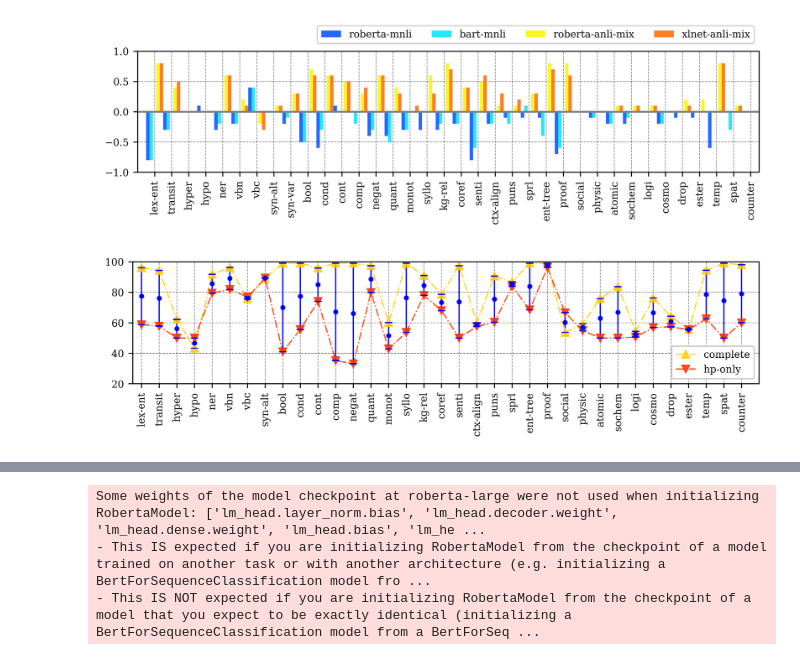
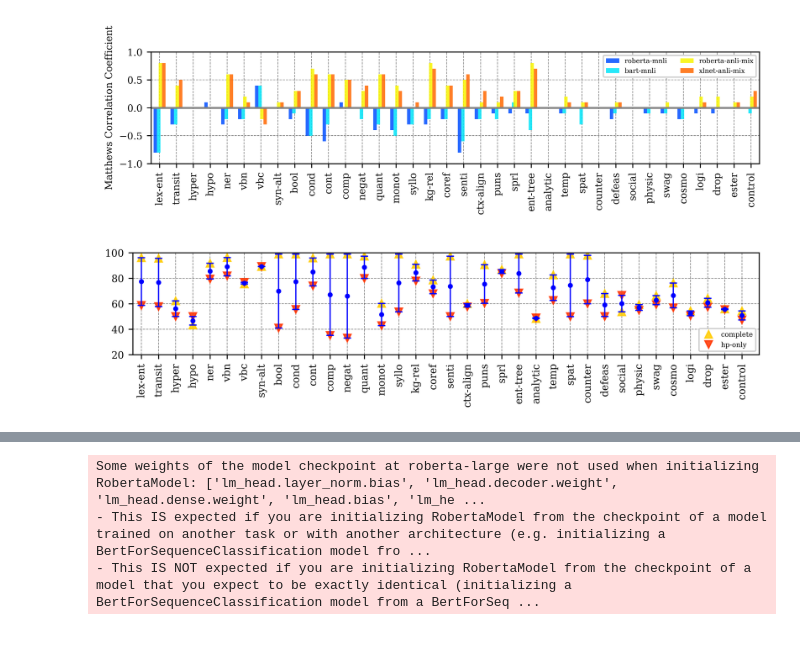
Before and after one commit to eric11eca/curriculum-ling, a Jupyter notebook: performance_plot.ipynb, the cells around one changed output, grey strips where cells are left out. Saved outputs shown, nothing was run; the diff lists cells and outputs as text; code cells hidden in the pictures.

```diff
--- a/performance_plot.ipynb
+++ b/performance_plot.ipynb
@@ -145,0 +157,23 @@ acc_glue_avg = [sum(category) / (len(category) - category.count(0)) for category
+# %%
+x = np.arange(len(task_names))
+width = 0.7
+
+my_cmap = plt.get_cmap("autumn")
+rescale = lambda y: (y - np.min(y)) / (np.max(y) - np.min(y))
+
+with plt.style.context(['ieee', 'grid']):
+  fig = plt.figure(figsize=(5, 1.5))
+  ax = fig.add_subplot(111)
+
+  rect = ax.bar(x, difficulty, width, alpha=0.85, color=my_cmap(rescale(difficulty)))
+  ax.bar_label(rect, padding=2, fontsize=3)
+
+  ax.set_xticks(x)
+  plt.xticks(rotation = 90)
+  ax.set_xticklabels(task_names, fontsize=5)
+  ax.axhline(0, color='grey', linewidth=1.5)
+  ax.autoscale(tight=True)
+  ax.set_xlim([-1, 35.5])
+  ax.set_ylim([-2, 2])
+
+  fig.savefig(f'./plots/curriculum_v_info.pdf', bbox_inches='tight')
@@ -146,33 +182,33 @@ acc_glue_avg = [sum(category) / (len(category) - category.count(0)) for category
 # %%
 x = np.arange(len(task_names))
 width = 0.2
 label = ["roberta-mnli", "bart-mnli", "roberta-anli-mix", "xlnet-anli-mix", "roberta-glue"]
 colors = plt.cm.jet(np.linspace(0.2,0.8,len(label)))
 color_map = {}
 for i, model in enumerate(label):
   color_map[model] = colors[i]
 with plt.style.context(['ieee', 'grid']):
-  fig = plt.figure(figsize=(9, 1.8))
+  fig = plt.figure(figsize=(9, 1.7))
   ax = fig.add_subplot(111)
-  ax.bar(x - 2*(width), acc_list_mnli, width, label=label[0], alpha=0.85, color=color_map[label[0]])
-  ax.bar(x - (width), acc_list_bart_mnli, width, label=label[1], alpha=0.85, color=color_map[label[1]])
-  ax.bar(x + (width), acc_list_anli, width, label=label[2], alpha=0.85, color=color_map[label[3]])
-  ax.bar(x + 2*(width), acc_list_xlnet, width, label=label[3], alpha=0.85, color=color_map[label[4]])
+  ax.bar(x - (width)/0.8, acc_list_mnli, width, label=label[0], alpha=0.85, color=color_map[label[0]])
+  ax.bar(x - (width)/4, acc_list_bart_mnli, width, label=label[1], alpha=0.85, color=color_map[label[1]])
+  ax.bar(x + (width)/4, acc_list_anli, width, label=label[2], alpha=0.85, color=color_map[label[3]])
+  ax.bar(x + (width)/0.8, acc_list_xlnet, width, label=label[3], alpha=0.85, color=color_map[label[4]])
 
   ax.set_xticks(x)
   plt.xticks(rotation = 90)
   ax.set_xticklabels(task_names)
   ax.axhline(0, color='grey', linewidth=1.5)
-  #ax.set_title('Curriculum Benchmark')
-  ax.legend(loc="upper right", ncol=4, bbox_to_anchor=(1, 1.25))
+  ax.legend(loc="upper right", ncol=2, prop={'size': 5.5})
   ax.autoscale(tight=True)
-  ax.set_xlim([-1, 35.5])
+  ax.set_xlim([-0.5, 35.5])
   ax.set_ylim([-1, 1])
-  #ax.set(**pparam)
+  ax.set_ylabel("Matthews Correlation Coefficient")
 
-  fig.savefig(f'./curriculum/curriculum_label.pdf', bbox_inches='tight')
+
+  fig.savefig(f'./plots/curriculum_label.pdf', bbox_inches='tight')
 # %% [output]
-[figure, old version]
+[figure, new version]
 # %%
 import numpy as np
 
@@ -183,10 +219,10 @@ task_names = [
   "bool", "cond", "cont", "comp",
   "negat", "quant", "monot", "syllo",
   "kg-rel", "coref", "senti", "ctx-align",
-  "puns", "sprl", "ent-tree", "proof",
-  "social", "physic", "atomic", "sochem",
-  "logi", "cosmo", "drop", "ester",
-  "temp", "spat", "counter"
+  "puns", "sprl", "ent-tree", "analytic",
+  "temp", "spat", "counter", "defeas",
+  "social", "physic","swag","cosmo",
+  "logi", "drop", "ester","control"
 ]
 
 model_name = "anli-mix-roberta"
@@ -218,10 +254,10 @@ yerr = [(acc - acc_h) / 2 for (acc, acc_h) in zip(finetuned, performance)]
 anchors = [acc_h + err for (acc_h, err) in zip(performance, yerr)]
 
 with plt.style.context(['ieee', 'grid']):
-  fig = plt.figure(figsize=(9, 1.8))
+  fig = plt.figure(figsize=(9, 1.5))
   ax = fig.add_subplot(111)
-  ax.plot(x, finetuned, '-.^', color=colors[2], alpha=0.85, linewidth=1, label="complete")
-  ax.plot(x, performance, '-.v', color=colors[0], alpha=0.85, linewidth=1, label="hp-only")
+  ax.plot(x, finetuned, '^', color=colors[2], alpha=0.85, linewidth=1, label="complete")
+  ax.plot(x, performance, 'v', color=colors[0], alpha=0.85, linewidth=1, label="hp-only")
   ax.errorbar(x, anchors, yerr, color='blue', fmt='.', linewidth=1, capsize=3)
 
   #bars = ax.bar(x, performance, width)
@@ -238,8 +274,8 @@ with plt.style.context(['ieee', 'grid']):
   ax.autoscale(tight=True)
   ax.set_xlim([-0.5, len(labels)])
   ax.set_ylim([20, 100])
-  ax.legend(loc="lower right")
+  ax.legend(loc="lower right", prop={'size': 5.5})
 
   fig.savefig(f'./plots/hp_only_{model_name}.pdf',  bbox_inches='tight')
 # %% [output]
-[figure, old version]
+[figure, new version]
```
Also changed, not shown: parts of 11 cells of this notebook, 2 other files.
